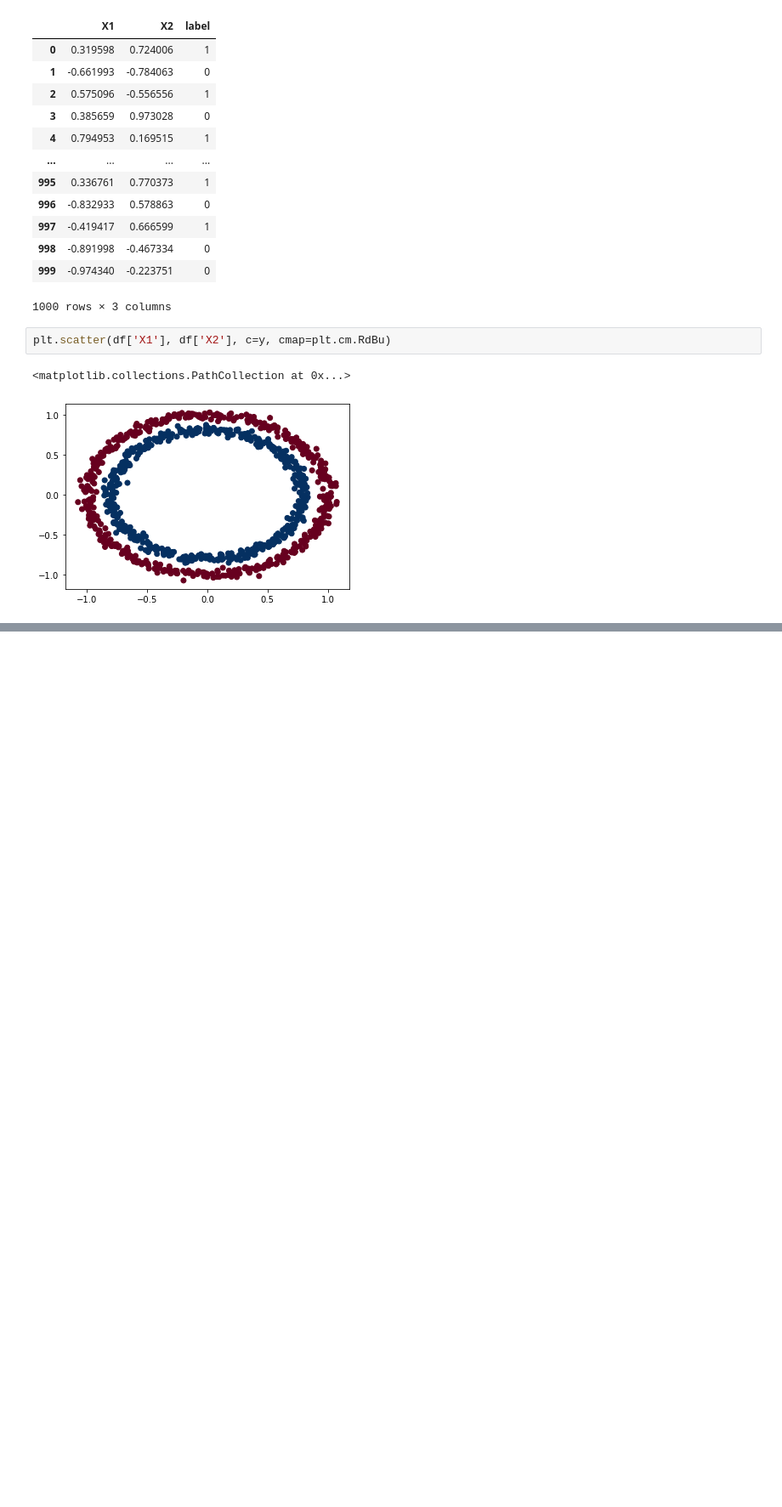
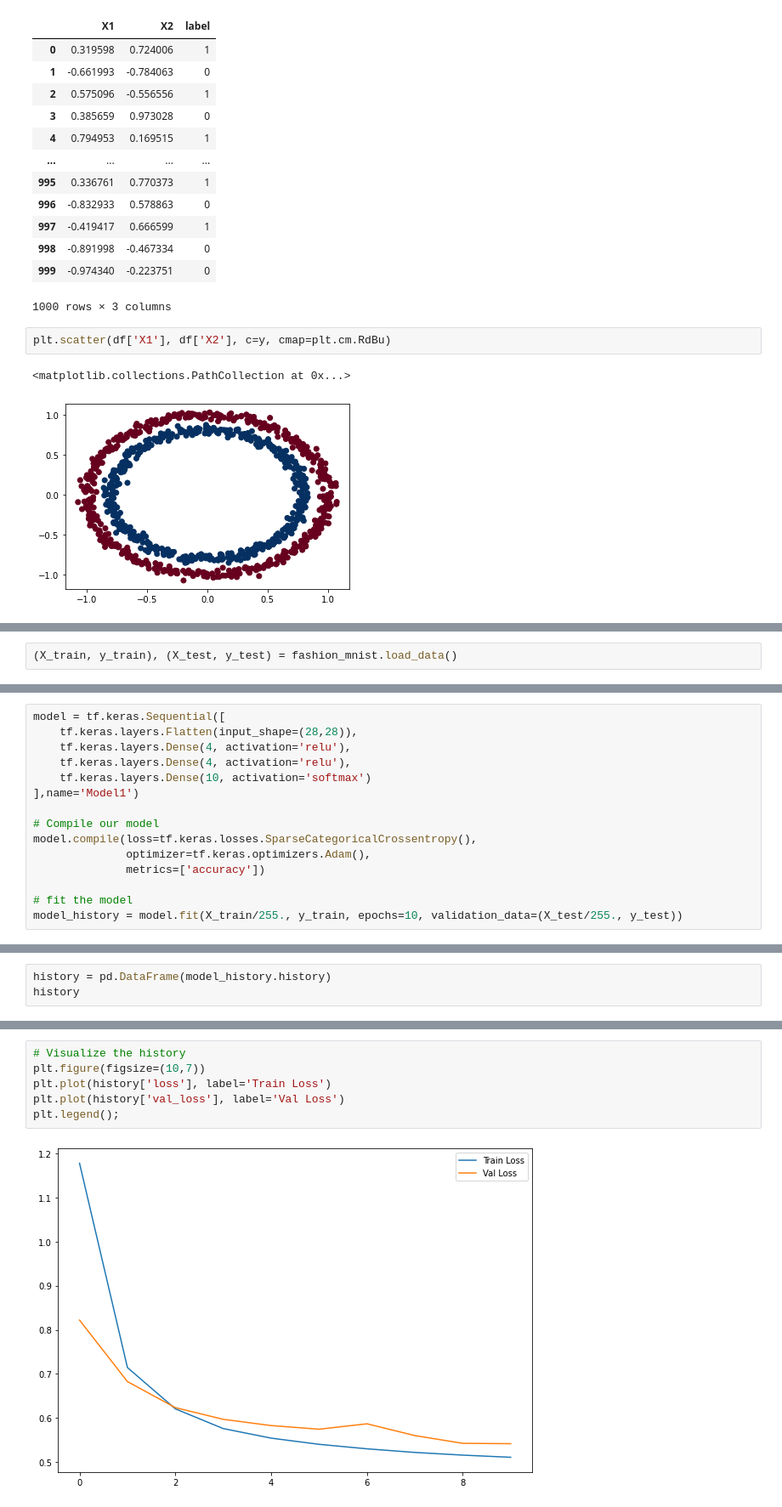
Before and after one commit to anice1/Tensorflow-Revision, a Jupyter notebook: Deep Learning (Classification).ipynb, the cells around one changed output, grey strips where cells are left out. Shown at 85% size. Drawn from its saved outputs; the diff is of its cells as text; blank space fills up the shorter version.

```diff
--- a/Deep Learning (Classification).ipynb
+++ b/Deep Learning (Classification).ipynb
@@ -35,0 +179,2 @@ plt.scatter(df['X1'], df['X2'], c=y, cmap=plt.cm.RdBu)
+# %%
+(X_train, y_train), (X_test, y_test) = fashion_mnist.load_data()
@@ -35,0 +185,15 @@ plt.scatter(df['X1'], df['X2'], c=y, cmap=plt.cm.RdBu)
+# %%
+model = tf.keras.Sequential([
+    tf.keras.layers.Flatten(input_shape=(28,28)),
+    tf.keras.layers.Dense(4, activation='relu'),
+    tf.keras.layers.Dense(4, activation='relu'),
+    tf.keras.layers.Dense(10, activation='softmax')
+],name='Model1')
+
+# Compile our model
+model.compile(loss=tf.keras.losses.SparseCategoricalCrossentropy(),
+              optimizer=tf.keras.optimizers.Adam(),
+              metrics=['accuracy'])
+
+# fit the model
+model_history = model.fit(X_train/255., y_train, epochs=10, validation_data=(X_test/255., y_test))
@@ -35,0 +241,3 @@ plt.scatter(df['X1'], df['X2'], c=y, cmap=plt.cm.RdBu)
+# %%
+history = pd.DataFrame(model_history.history)
+history
@@ -35,0 +256,8 @@ plt.scatter(df['X1'], df['X2'], c=y, cmap=plt.cm.RdBu)
+# %%
+# Visualize the history
+plt.figure(figsize=(10,7))
+plt.plot(history['loss'], label='Train Loss')
+plt.plot(history['val_loss'], label='Val Loss')
+plt.legend();
+# %% [output]
+[figure, added]
```
Also changed, not shown: parts of 36 cells of this notebook, 2 other files.
